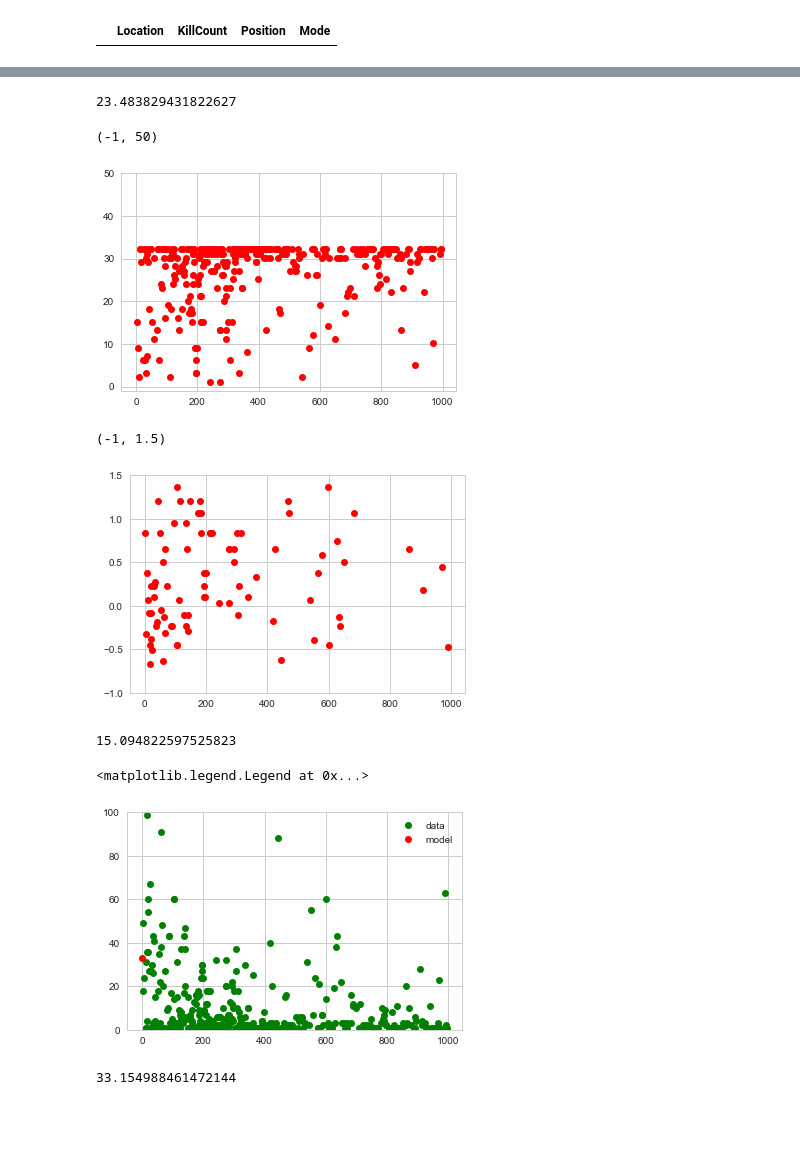
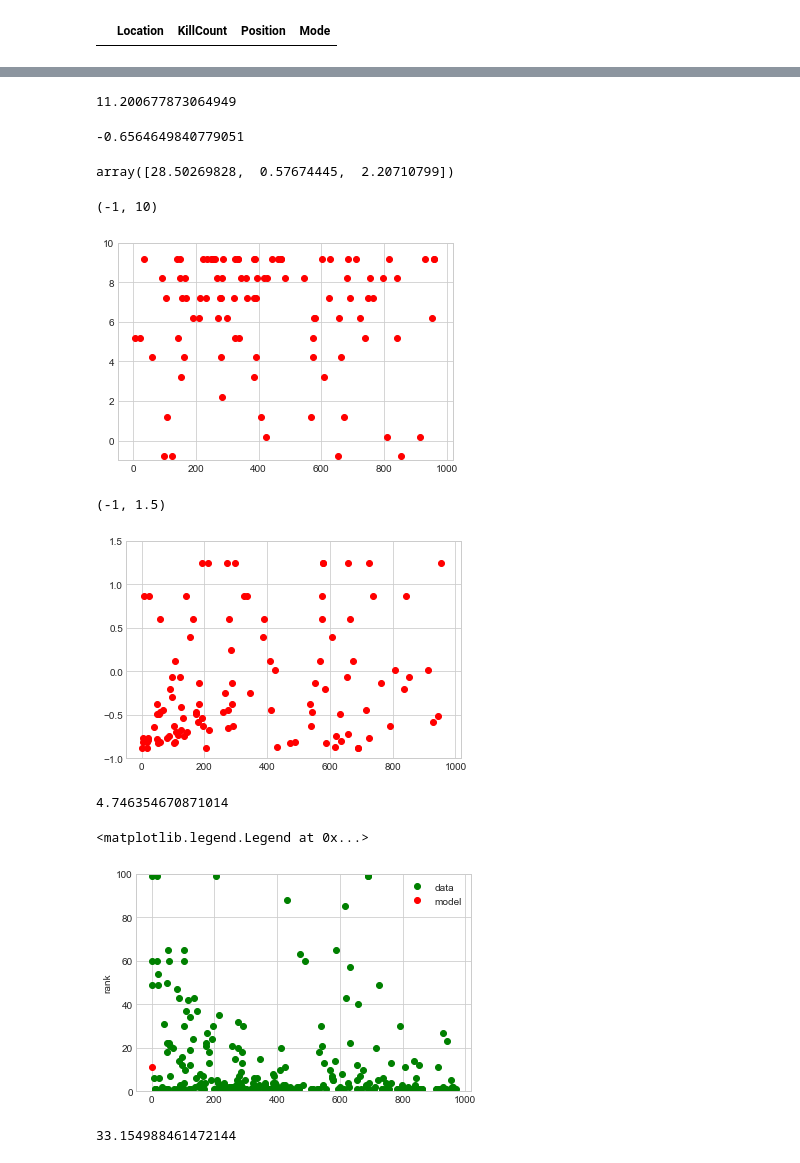
Before and after one commit to Justin1st/Fortnite_Heatmap, a Jupyter notebook: Final Code.ipynb, the cells around one changed output, grey strips where cells are left out. Drawn from its saved outputs; the diff is of its cells as text; code cells hidden in the pictures; blank space fills up the shorter version.

```diff
--- a/Final Code.ipynb
+++ b/Final Code.ipynb
@@ -59 +58,3 @@ df.head()
+# %%
+df=df.drop([76])
 # %%
@@ -94,6 +64,6 @@ df.head(10)
 # %%
 import seaborn as sns
-
+sns.set_style(style = "whitegrid")
 plt.scatter((df["Position"]),(df["KillCount"]))
 # plt.ylabel()
 plt.xlabel("Rank")
@@ -214,16 +141,24 @@ a
 yhat = popt[2]+ popt[0]*np.exp(-popt[1] * 2)
 # %%
 res = yhat -Y_test
+# %%
+yhat
+# %% [output]
+11.200677873064949
 # %%
 np.mean(res)
 # %% [output]
-23.483829431822627
+-0.6564649840779051
+# %%
+popt
+# %% [output]
+array([28.50269828,  0.57674445,  2.20710799])
 # %%
 plt.plot(res,'ro')
-plt.ylim(-1,50)
+plt.ylim(-1,10)
 # %% [output]
-(-1, 50)
+(-1, 10)
-[figure, old version]
+[figure, new version]
 # %%
 relativeRes = res/Y_test
 # %%
@@ -231,19 +166,20 @@ plt.plot(relativeRes,'ro')
 plt.ylim(-1,1.5)
 # %% [output]
 (-1, 1.5)
-[figure, old version]
+[figure, new version]
 # %%
 np.mean(relativeRes)
 # %% [output]
-15.094822597525823
+4.746354670871014
 # %%
 plt.plot(Y_test, 'go', label = 'data')
 plt.plot(yhat, 'ro', label = 'model')
 plt.ylim(0,100)
+plt.ylabel('rank')
 plt.legend()
 # %% [output]
 <matplotlib.legend.Legend at 0x...>
-[figure, old version]
+[figure, new version]
 # %%
 np.max(yhat)
 # %% [output]
```
Also changed, not shown: parts of 13 cells of this notebook, 1 other file.
